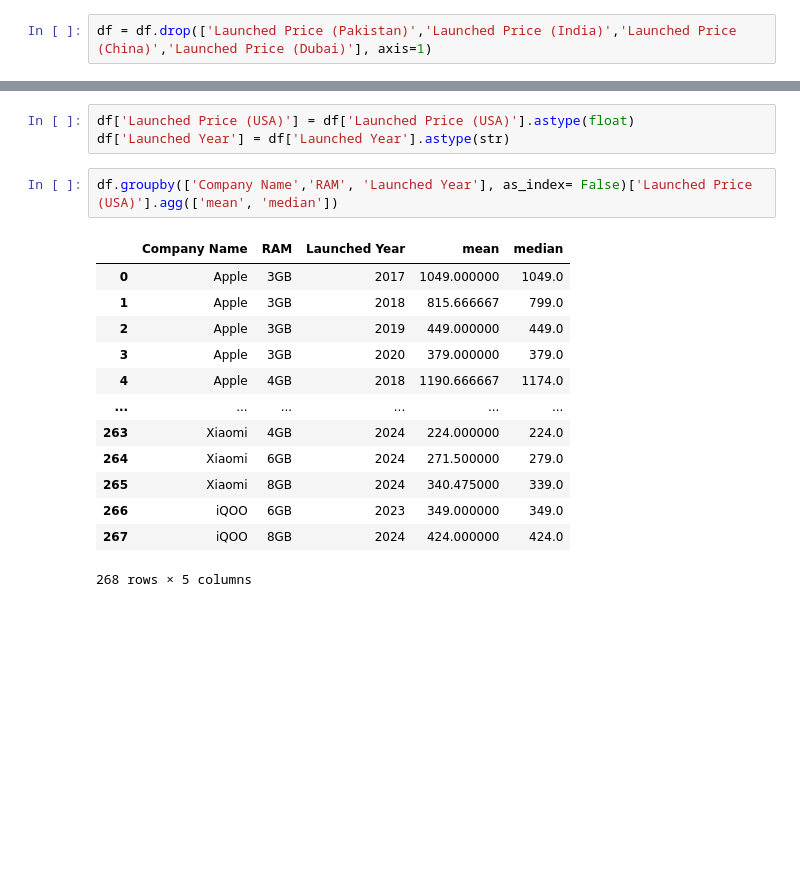
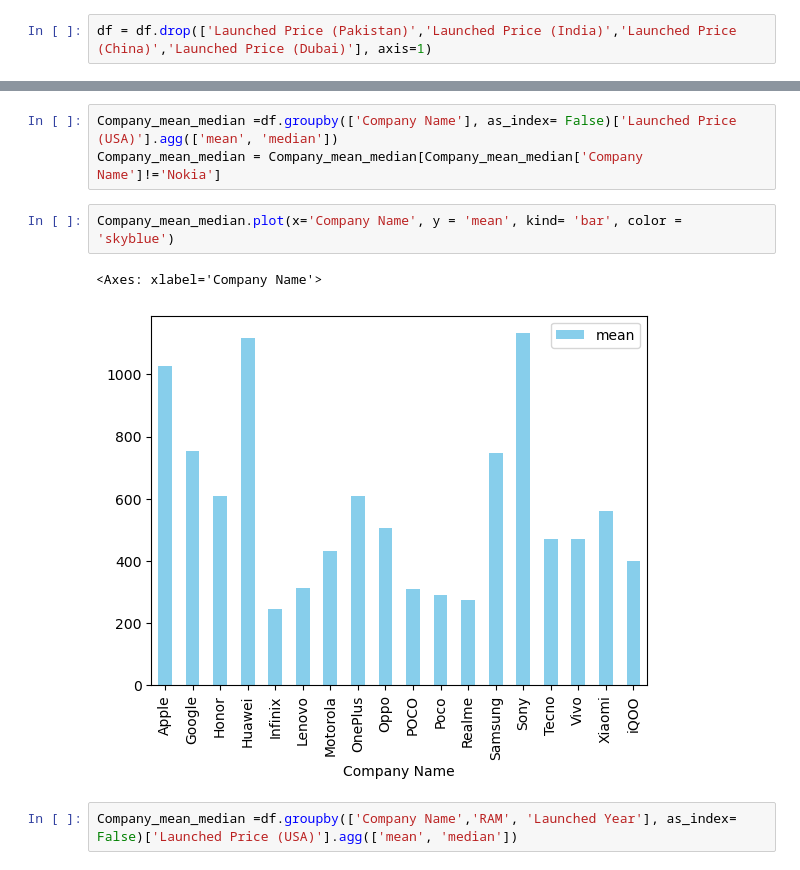
Before and after one commit to Gerardo361/PhonePrice, a Jupyter notebook: PhonePrices.ipynb, the cells around one changed output, grey strips where cells are left out. Saved outputs shown, nothing was run; the diff lists cells and outputs as text; blank space fills up the shorter version.

```diff
--- a/PhonePrices.ipynb
+++ b/PhonePrices.ipynb
@@ -27,19 +20,10 @@ df.tail()
-# %%
-df['Launched Price (USA)'] = df['Launched Price (USA)'].astype(float)
-df['Launched Year'] = df['Launched Year'].astype(str)
+# %%
+Company_mean_median =df.groupby(['Company Name'], as_index= False)['Launched Price (USA)'].agg(['mean', 'median'])
+Company_mean_median = Company_mean_median[Company_mean_median['Company Name']!='Nokia']
+# %%
+Company_mean_median.plot(x='Company Name', y = 'mean', kind= 'bar', color = 'skyblue')
+# %% [output]
+<Axes: xlabel='Company Name'>
+[figure, added]
 # %%
-df.groupby(['Company Name','RAM', 'Launched Year'], as_index= False)['Launched Price (USA)'].agg(['mean', 'median'])
+Company_mean_median =df.groupby(['Company Name','RAM', 'Launched Year'], as_index= False)['Launched Price (USA)'].agg(['mean', 'median'])
-# %% [output]
-|  | Company Name | RAM | Launched Year | mean | median |
-| 0 | Apple | 3GB | 2017 | 1049.000000 | 1049.0 |
-| 1 | Apple | 3GB | 2018 | 815.666667 | 799.0 |
-| 2 | Apple | 3GB | 2019 | 449.000000 | 449.0 |
-| 3 | Apple | 3GB | 2020 | 379.000000 | 379.0 |
-| 4 | Apple | 4GB | 2018 | 1190.666667 | 1174.0 |
-| ... | ... | ... | ... | ... | ... |
-| 263 | Xiaomi | 4GB | 2024 | 224.000000 | 224.0 |
-| 264 | Xiaomi | 6GB | 2024 | 271.500000 | 279.0 |
-| 265 | Xiaomi | 8GB | 2024 | 340.475000 | 339.0 |
-| 266 | iQOO | 6GB | 2023 | 349.000000 | 349.0 |
-| 267 | iQOO | 8GB | 2024 | 424.000000 | 424.0 |
-268 rows × 5 columns
```
Also changed, not shown: parts of 2 cells of this notebook.
